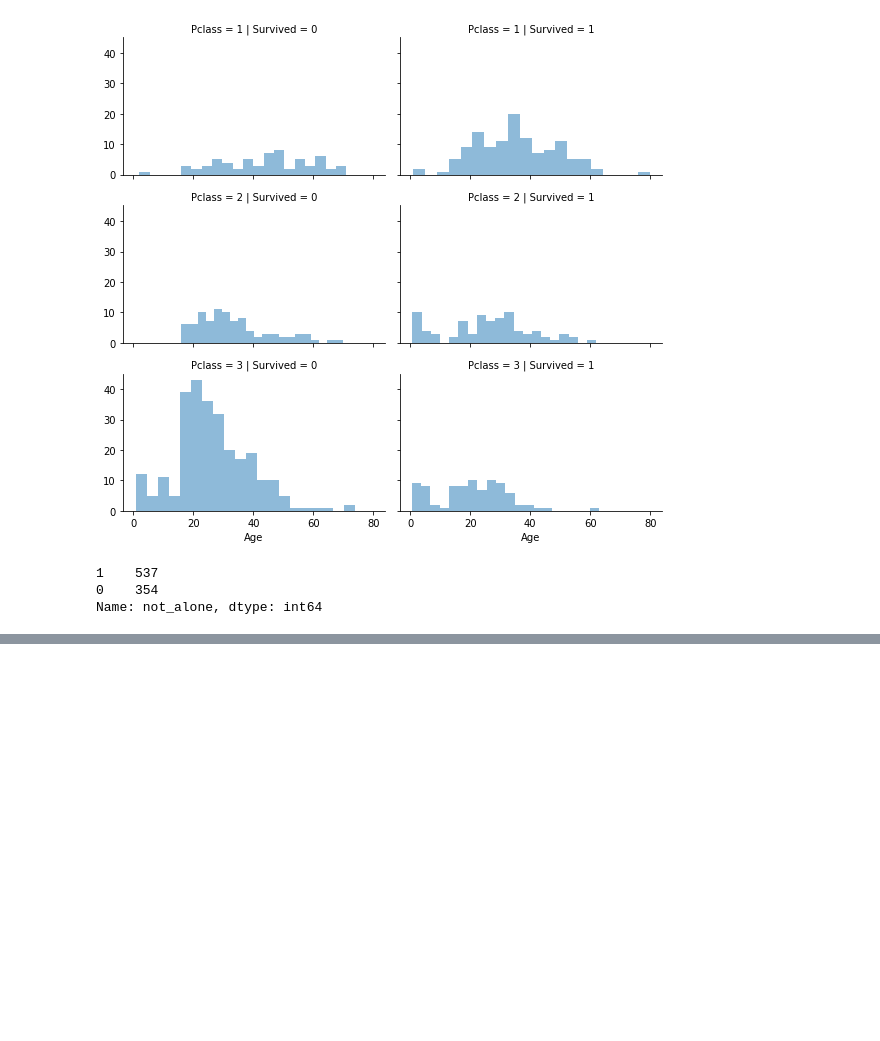
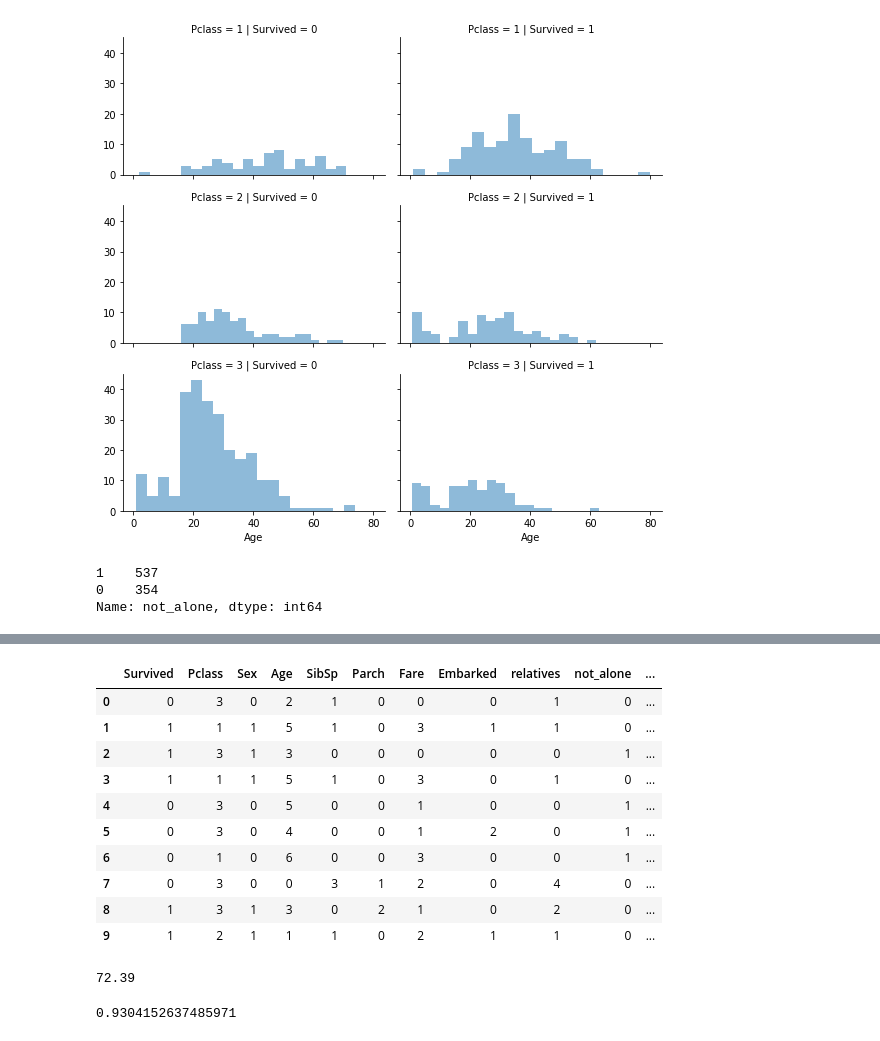
Before and after one commit to eswarijayakumar/Titanic-Survival-Prediction, a Jupyter notebook: Titanic Survival prediction.ipynb, the cells around one changed output, grey strips where cells are left out. Saved outputs shown, nothing was run; the diff lists cells and outputs as text; code cells hidden in the pictures; blank space fills up the shorter version.

```diff
--- a/Titanic Survival prediction.ipynb
+++ b/Titanic Survival prediction.ipynb
@@ -132,0 +237,20 @@ axes = sns.factorplot('relatives','Survived', data=train_df, aspect = 2.5, )
+# %%
+ports = {"S": 0, "C": 1, "Q": 2}
+data = [train_df, test_df]
+
+for dataset in data:
+    dataset['Embarked'] = dataset['Embarked'].map(ports)
+# %%
+data = [train_df, test_df]
+for dataset in data:
+    dataset['Age'] = dataset['Age'].astype(int)
+    dataset.loc[ dataset['Age'] <= 11, 'Age'] = 0
+    dataset.loc[(dataset['Age'] > 11) & (dataset['Age'] <= 18), 'Age'] = 1
+    dataset.loc[(dataset['Age'] > 18) & (dataset['Age'] <= 22), 'Age'] = 2
+    dataset.loc[(dataset['Age'] > 22) & (dataset['Age'] <= 27), 'Age'] = 3
+    dataset.loc[(dataset['Age'] > 27) & (dataset['Age'] <= 33), 'Age'] = 4
+    dataset.loc[(dataset['Age'] > 33) & (dataset['Age'] <= 40), 'Age'] = 5
+    dataset.loc[(dataset['Age'] > 40) & (dataset['Age'] <= 66), 'Age'] = 6
+    dataset.loc[ dataset['Age'] > 66, 'Age'] = 6
+
+# let's see how it's distributed train_df['Age'].value_counts()
@@ -132,0 +282,11 @@ axes = sns.factorplot('relatives','Survived', data=train_df, aspect = 2.5, )
+# %%
+data = [train_df, test_df]
+
+for dataset in data:
+    dataset.loc[ dataset['Fare'] <= 7.91, 'Fare'] = 0
+    dataset.loc[(dataset['Fare'] > 7.91) & (dataset['Fare'] <= 14.454), 'Fare'] = 1
+    dataset.loc[(dataset['Fare'] > 14.454) & (dataset['Fare'] <= 31), 'Fare']   = 2
+    dataset.loc[(dataset['Fare'] > 31) & (dataset['Fare'] <= 99), 'Fare']   = 3
+    dataset.loc[(dataset['Fare'] > 99) & (dataset['Fare'] <= 250), 'Fare']   = 4
+    dataset.loc[ dataset['Fare'] > 250, 'Fare'] = 5
+    dataset['Fare'] = dataset['Fare'].astype(int)
@@ -132,0 +311,18 @@ axes = sns.factorplot('relatives','Survived', data=train_df, aspect = 2.5, )
+# %%
+for dataset in data:
+    dataset['Fare_Per_Person'] = dataset['Fare']/(dataset['relatives']+1)
+    dataset['Fare_Per_Person'] = dataset['Fare_Per_Person'].astype(int)
+# Let's take a last look at the training set, before we start training the models.
+train_df.head(10)
+# %% [output]
+|  | Survived | Pclass | Sex | Age | SibSp | Parch | Fare | Embarked | relatives | not_alone | ... |
+| 0 | 0 | 3 | 0 | 2 | 1 | 0 | 0 | 0 | 1 | 0 | ... |
+| 1 | 1 | 1 | 1 | 5 | 1 | 0 | 3 | 1 | 1 | 0 | ... |
+| 2 | 1 | 3 | 1 | 3 | 0 | 0 | 0 | 0 | 0 | 1 | ... |
+| 3 | 1 | 1 | 1 | 5 | 1 | 0 | 3 | 0 | 1 | 0 | ... |
+| 4 | 0 | 3 | 0 | 5 | 0 | 0 | 1 | 0 | 0 | 1 | ... |
+| 5 | 0 | 3 | 0 | 4 | 0 | 0 | 1 | 2 | 0 | 1 | ... |
+| 6 | 0 | 1 | 0 | 6 | 0 | 0 | 3 | 0 | 0 | 1 | ... |
+| 7 | 0 | 3 | 0 | 0 | 3 | 1 | 2 | 0 | 4 | 0 | ... |
+| 8 | 1 | 3 | 1 | 3 | 0 | 2 | 1 | 0 | 2 | 0 | ... |
+| 9 | 1 | 2 | 1 | 1 | 1 | 0 | 2 | 1 | 1 | 0 | ... |
@@ -132,0 +340,11 @@ axes = sns.factorplot('relatives','Survived', data=train_df, aspect = 2.5, )
+# %%
+acc_sgd
+# %% [output]
+72.39
+# %%
+random_forest = RandomForestClassifier(n_estimators=100)
+random_forest.fit(X_train, Y_train)
+Y_prediction = random_forest.predict(X_test)
+random_forest.score(X_train, Y_train)
+# %% [output]
+0.9304152637485971
```
Also changed, not shown: parts of 19 cells of this notebook.
